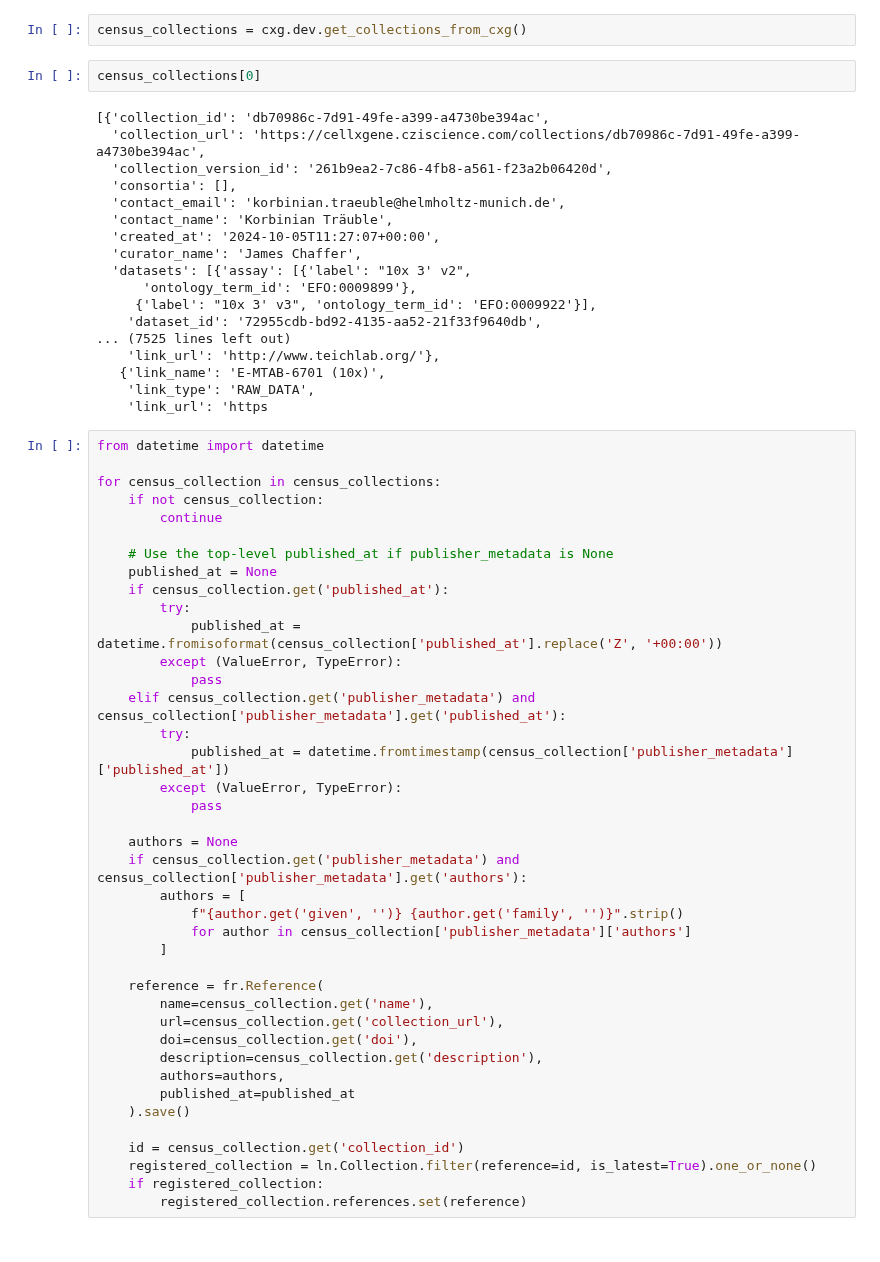
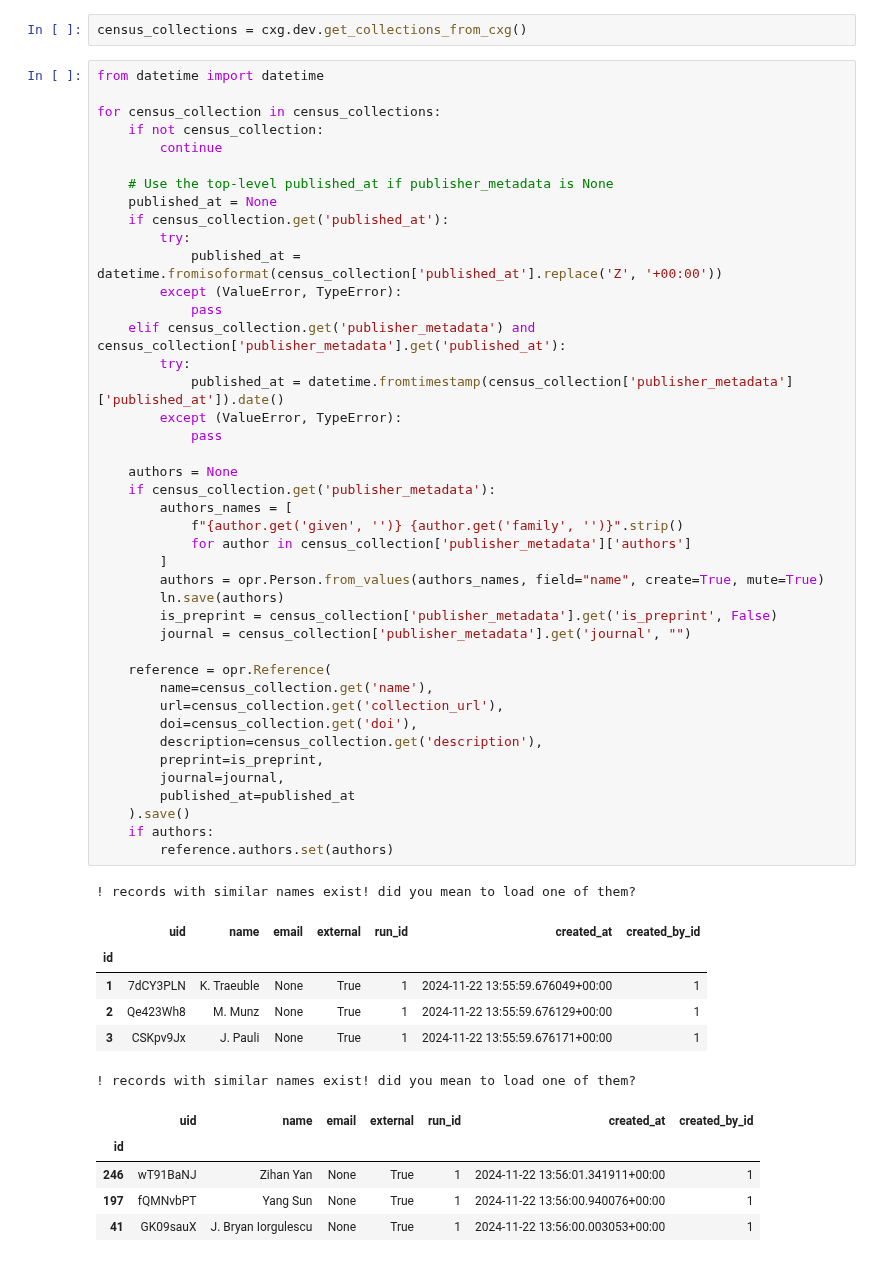
Before and after one commit to laminlabs/cellxgene-lamin, a Jupyter notebook: docs/notebooks/census-release-2024-07-01-References.ipynb, the cells around one changed output. Saved outputs shown, nothing was run; the diff lists cells and outputs as text.

Commit message:
:art: Add Person
Signed-off-by: zethson <lukas.heumos@posteo.net>

```diff
--- a/docs/notebooks/census-release-2024-07-01-References.ipynb
+++ b/docs/notebooks/census-release-2024-07-01-References.ipynb
@@ -17,62 +20,57 @@ ln.track("qDPEGjwgZcQB0000")
 # %%
 census_collections = cxg.dev.get_collections_from_cxg()
-# %%
-census_collections[0]
-# %% [output]
-[{'collection_id': 'db70986c-7d91-49fe-a399-a4730be394ac',
-  'collection_url': 'https://cellxgene.cziscience.com/collections/db70986c-7d91-49fe-a399-a4730be394ac',
-  'collection_version_id': '261b9ea2-7c86-4fb8-a561-f23a2b06420d',
-  'consortia': [],
-  'contact_email': 'korbinian.traeuble@helmholtz-munich.de',
-  'contact_name': 'Korbinian Träuble',
-  'created_at': '2024-10-05T11:27:07+00:00',
-  'curator_name': 'James Chaffer',
-  'datasets': [{'assay': [{'label': "10x 3' v2",
-      'ontology_term_id': 'EFO:0009899'},
-     {'label': "10x 3' v3", 'ontology_term_id': 'EFO:0009922'}],
-    'dataset_id': '72955cdb-bd92-4135-aa52-21f33f9640db',
-... (7525 lines left out)
-    'link_url': 'http://www.teichlab.org/'},
-   {'link_name': 'E-MTAB-6701 (10x)',
-    'link_type': 'RAW_DATA',
-    'link_url': 'https
 # %%
 from datetime import datetime
 
 for census_collection in census_collections:
     if not census_collection:
         continue
 
     # Use the top-level published_at if publisher_metadata is None
     published_at = None
     if census_collection.get('published_at'):
         try:
             published_at = datetime.fromisoformat(census_collection['published_at'].replace('Z', '+00:00'))
         except (ValueError, TypeError):
             pass
     elif census_collection.get('publisher_metadata') and census_collection['publisher_metadata'].get('published_at'):
         try:
-            published_at = datetime.fromtimestamp(census_collection['publisher_metadata']['published_at'])
+            published_at = datetime.fromtimestamp(census_collection['publisher_metadata']['published_at']).date()
         except (ValueError, TypeError):
             pass
 
     authors = None
-    if census_collection.get('publisher_metadata') and census_collection['publisher_metadata'].get('authors'):
-        authors = [
+    if census_collection.get('publisher_metadata'):
+        authors_names = [
             f"{author.get('given', '')} {author.get('family', '')}".strip()
             for author in census_collection['publisher_metadata']['authors']
         ]
+        authors = opr.Person.from_values(authors_names, field="name", create=True, mute=True)
+        ln.save(authors)
+        is_preprint = census_collection['publisher_metadata'].get('is_preprint', False)
+        journal = census_collection['publisher_metadata'].get('journal', "")
 
-    reference = fr.Reference(
+    reference = opr.Reference(
         name=census_collection.get('name'),
         url=census_collection.get('collection_url'),
         doi=census_collection.get('doi'),
         description=census_collection.get('description'),
-        authors=authors,
+        preprint=is_preprint,
+        journal=journal,
         published_at=published_at
     ).save()
-
-    id = census_collection.get('collection_id')
-    registered_collection = ln.Collection.filter(reference=id, is_latest=True).one_or_none()
-    if registered_collection:
-        registered_collection.references.set(reference)
+    if authors:
+        reference.authors.set(authors)
+# %% [output]
+! records with similar names exist! did you mean to load one of them?
+|  | uid | name | email | external | run_id | created_at | created_by_id |
+| id |  |  |  |  |  |  |  |
+| 1 | 7dCY3PLN | K. Traeuble | None | True | 1 | 2024-11-22 13:55:59.676049+00:00 | 1 |
+| 2 | Qe423Wh8 | M. Munz | None | True | 1 | 2024-11-22 13:55:59.676129+00:00 | 1 |
+| 3 | CSKpv9Jx | J. Pauli | None | True | 1 | 2024-11-22 13:55:59.676171+00:00 | 1 |
+! records with similar names exist! did you mean to load one of them?
+|  | uid | name | email | external | run_id | created_at | created_by_id |
+| id |  |  |  |  |  |  |  |
+| 246 | wT91BaNJ | Zihan Yan | None | True | 1 | 2024-11-22 13:56:01.341911+00:00 | 1 |
+| 197 | fQMNvbPT | Yang Sun | None | True | 1 | 2024-11-22 13:56:00.940076+00:00 | 1 |
+| 41 | GK09sauX | J. Bryan Iorgulescu | None | True | 1 | 2024-11-22 13:56:00.003053+00:00 | 1 |
```
Also changed, not shown: parts of 7 cells of this notebook, 2 other files.
